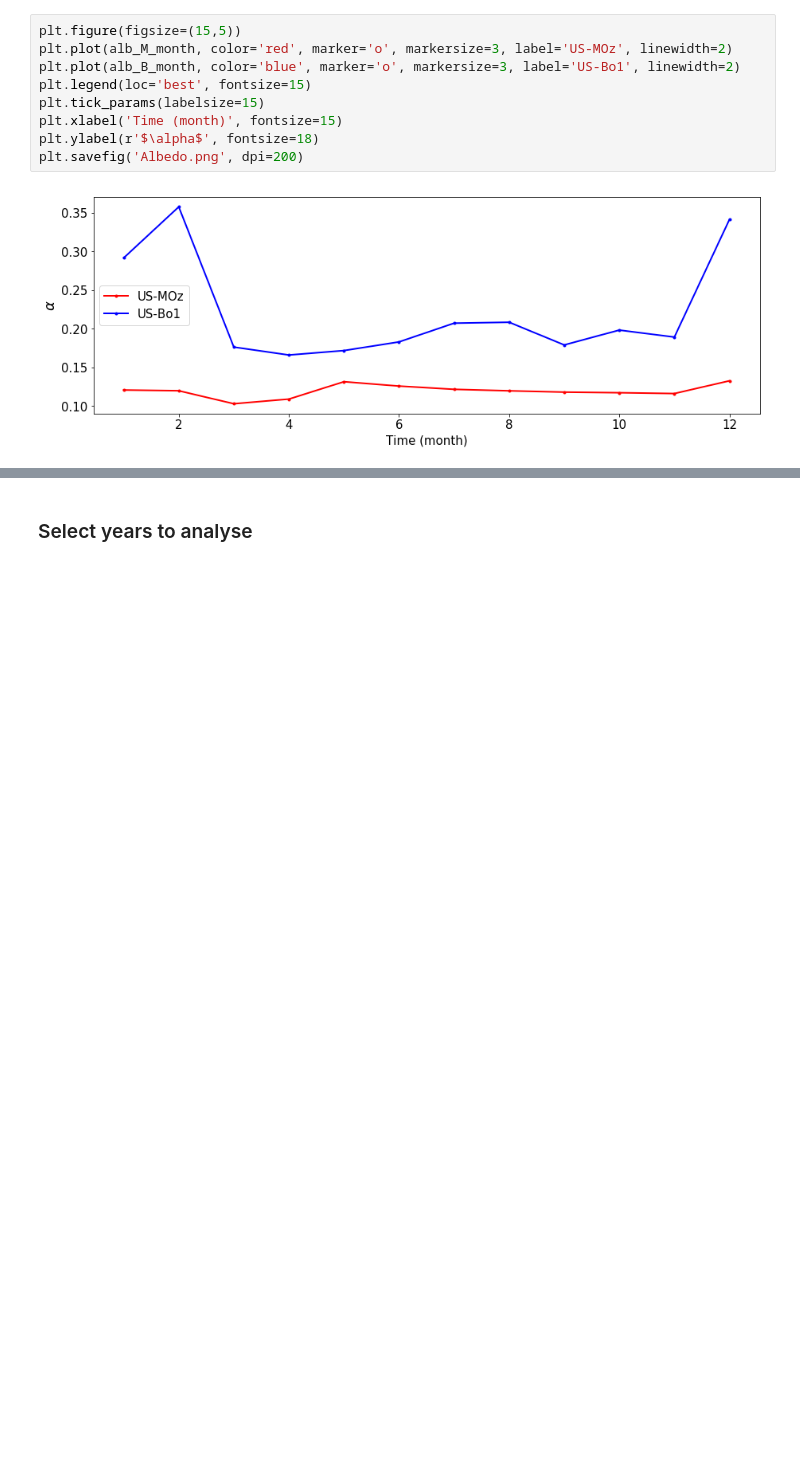
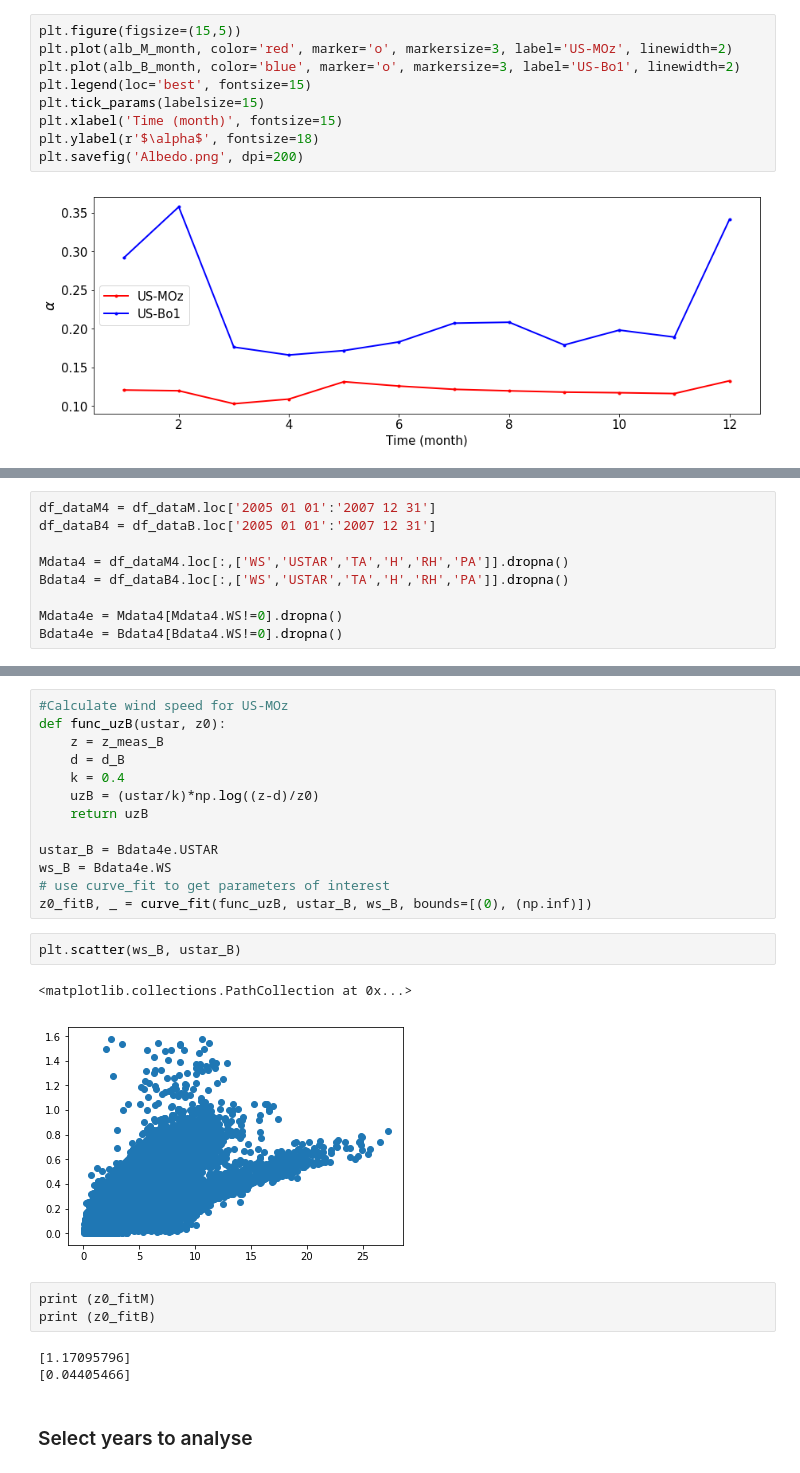
Before and after one commit to hcroad/Assignment2, a Jupyter notebook: Assignment2.ipynb, the cells around one changed output, grey strips where cells are left out. Cells and saved outputs as stored; diff of their text form; blank space fills up the shorter version.

```diff
--- a/Assignment2.ipynb
+++ b/Assignment2.ipynb
@@ -345,0 +397,9 @@ plt.savefig('Albedo.png', dpi=200)
+# %%
+df_dataM4 = df_dataM.loc['2005 01 01':'2007 12 31']
+df_dataB4 = df_dataB.loc['2005 01 01':'2007 12 31']
+
+Mdata4 = df_dataM4.loc[:,['WS','USTAR','TA','H','RH','PA']].dropna()
+Bdata4 = df_dataB4.loc[:,['WS','USTAR','TA','H','RH','PA']].dropna()
+
+Mdata4e = Mdata4[Mdata4.WS!=0].dropna()
+Bdata4e = Bdata4[Bdata4.WS!=0].dropna()
@@ -346,3 +519,27 @@ plt.savefig('Albedo.png', dpi=200)
+# %%
+#Calculate wind speed for US-MOz
+def func_uzB(ustar, z0):
+    z = z_meas_B
+    d = d_B
+    k = 0.4
+    uzB = (ustar/k)*np.log((z-d)/z0)
+    return uzB
+
+ustar_B = Bdata4e.USTAR
+ws_B = Bdata4e.WS
+# use curve_fit to get parameters of interest
+z0_fitB, _ = curve_fit(func_uzB, ustar_B, ws_B, bounds=[(0), (np.inf)])
+# %%
+plt.scatter(ws_B, ustar_B)
+# %% [output]
+<matplotlib.collections.PathCollection at 0x...>
+[figure, added]
+# %%
+print (z0_fitM)
+print (z0_fitB)
+# %% [output]
+[1.17095796]
+[0.04405466]
 # %% [markdown]
 ### Select years to analyse
 # %%
```
Also changed, not shown: parts of 34 cells of this notebook, 2 other files.
